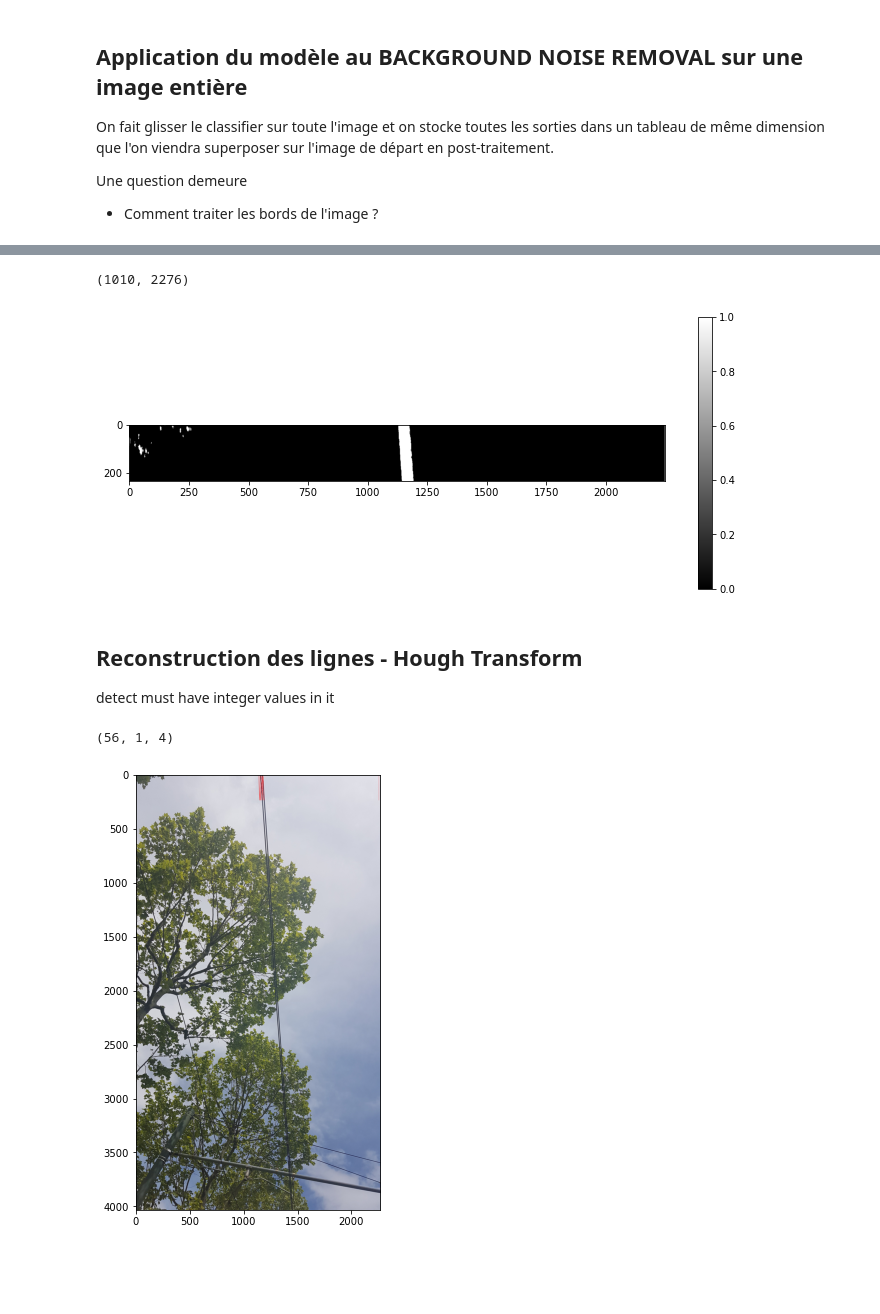
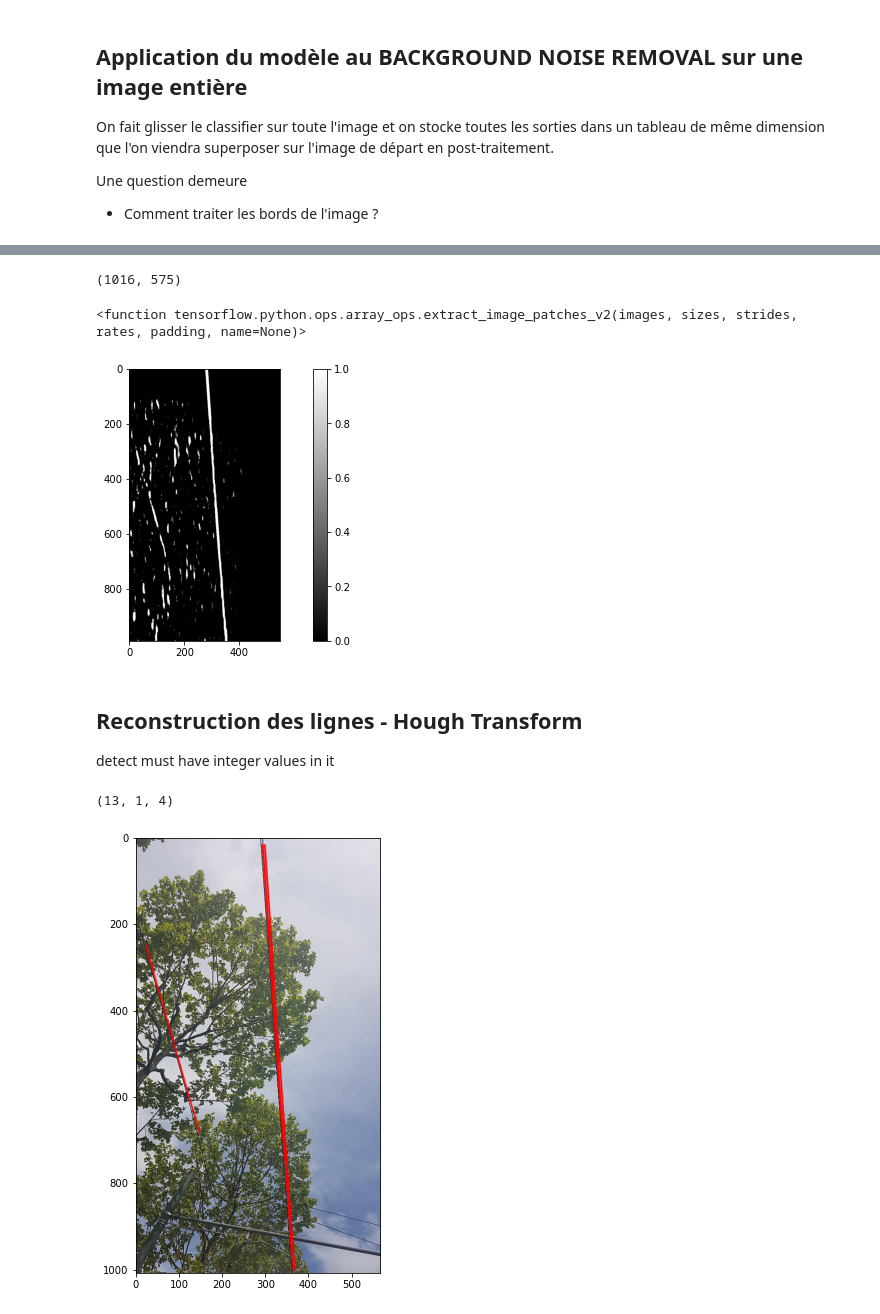
Before and after one commit to vintel38/PowerLines, a Jupyter notebook: PowerLine.ipynb, the cells around one changed output, grey strips where cells are left out. Cells and saved outputs as stored; diff of their text form; code cells hidden in the pictures; blank space fills up the shorter version.

```diff
--- a/PowerLine.ipynb
+++ b/PowerLine.ipynb
@@ -249,7 +259,7 @@ On fait glisser le classifier sur toute l'image et on stocke toutes les sorties
 Une question demeure
 - Comment traiter les bords de l'image ?
 # %%
-os.chdir(r"C:\Users\VArri\Documents\PowerLines\images\visuel\steered")
+os.chdir(r"C:\Users\VArri\Documents\PowerLines\images\visuel\steered1000")
 path = os.getcwd()
 print(path)
 
@@ -258,7 +268,7 @@ img_path = os.path.join(path, img_name)
 img = cv2.imread(img_path, 0)
 img = img.astype('float32') /255
 
-img = img[:int(img.shape[0]/4), :]
+# img = img[:int(img.shape[0]/4), :]
 
 img_shape = img.shape
 detect = np.zeros(img_shape)
@@ -275,61 +285,61 @@ plt.show()
 # %%
 img.shape
 # %% [output]
-(1010, 2276)
+(1016, 575)
 # %%
 from tqdm import tqdm
 
 cropped = []
-for i in tqdm(range(HT, int((img.shape[0]-HT+1)/4))):
+for i in tqdm(range(HT, int((img.shape[0]-HT+1)))):
     for j in range(HT, img.shape[1]-HT+1):
         cropped.append(img[i-HT:i+HT, j-HT:j+HT])
 
 cropped = np.array(cropped).astype(np.float32)
 cropped = cropped.reshape([len(cropped), 28, 28, 1])
 detect = model.predict(cropped).round()
-        # print(crop.reshape(28, 28, 1).shape)
-        #break
-    #break
+
+tf.image.extract_patches
+# %% [output]
+<function tensorflow.python.ops.array_ops.extract_image_patches_v2(images, sizes, strides, rates, padding, name=None)>
 # %%
-detect = detect.reshape(int((img.shape[0]-HT+1)/4) - HT, img.shape[1]-HT+1 - HT).astype(np.uint8)
+detect = detect.reshape(int((img.shape[0]-HT+1)) - HT, img.shape[1]-HT+1 - HT).astype(np.uint8)
 # %%
 plt.figure(figsize=(12,5))
 plt.imshow(detect, cmap='gray')
 plt.colorbar()
 plt.show()
 # %% [output]
-[figure, old version]
+[figure, new version]
 # %% [markdown]
 ## Reconstruction des lignes - Hough Transform
 
 detect must have integer values in it
 # %%
-lines = cv2.HoughLinesP(image=detect, rho=1, theta=np.pi/180, threshold=50, lines=np.array([]),minLineLength=50, maxLineGap=80)
+lines = cv2.HoughLinesP(image=detect, rho=1, theta=np.pi/180, threshold=50, lines=np.array([]),minLineLength=300, maxLineGap=50)
 
 # Opencv
 # rho : The resolution of the parameter r in pixels. FIXED
 # theta: The resolution of the parameter θ in radians. FIXED
 # threshold: The minimum number of intersections to "*detect*" a line
 # minLineLength: The minimum number of points that can form a line.
     # Lines with less than this number of points are disregarded.
 # maxLineGap: The maximum gap between two points to be considered in the same line.
 
 lst = img_name.split('_')
 origin = '_'.join(lst[:-2]) + '_edge.jpg'
-os.chdir('../edge')
-
+os.chdir('../edge1000')
 
 img = cv2.imread(origin, 1)
 img = cv2.cvtColor(img, cv2.COLOR_BGR2RGB)
 a,b,c = lines.shape
 print(lines.shape)
-for i in range(15):
+for i in range(a):
     l = lines[i][0]
-    cv2.line(img, (l[0], l[1]), (l[2], l[3]), (255,0,0), 1, cv2.LINE_AA)
+    cv2.line(img, (l[0]+HT, l[1]+HT), (l[2]+HT, l[3]+HT), (255,0,0), 1, cv2.LINE_AA)
     # cv2.imwrite('houghlines4.jpg', img)
 plt.figure(figsize=(16, 8))
 plt.imshow(img)
 plt.show()
 # %% [output]
-(56, 1, 4)
+(13, 1, 4)
-[figure, old version]
+[figure, new version]
```
Also changed, not shown: parts of 23 cells of this notebook, 5 other files.
